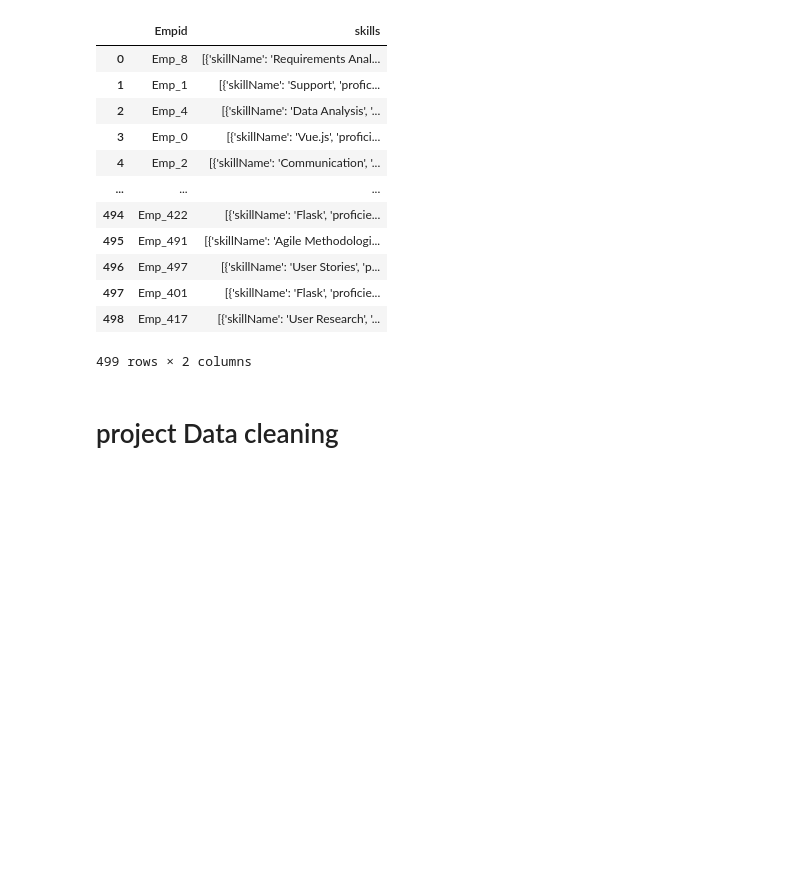
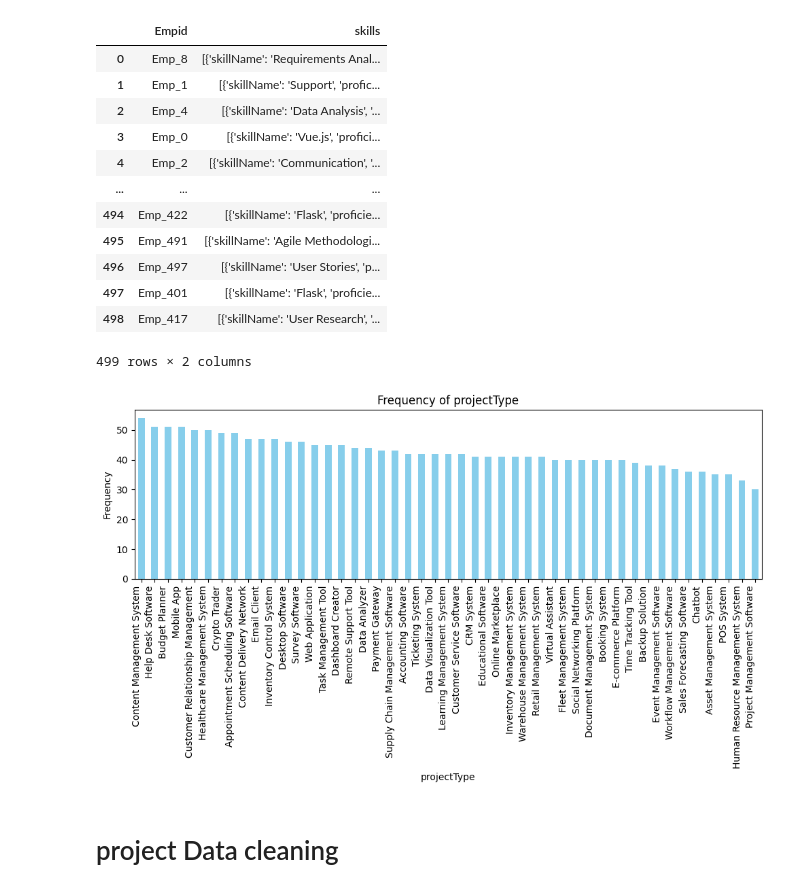
Before and after one commit to Anmolrana1/SkillManagment, a Jupyter notebook: ml_model 1.ipynb, the cells around one changed output. Saved outputs shown, nothing was run; the diff lists cells and outputs as text; code cells hidden in the pictures; blank space fills up the shorter version.

```diff
--- a/ml_model 1.ipynb
+++ b/ml_model 1.ipynb
@@ -148,6 +173,27 @@ skills_data
 | 497 | Emp_401 | [{'skillName': 'Flask', 'proficie... |
 | 498 | Emp_417 | [{'skillName': 'User Research', '... |
 499 rows × 2 columns
+# %%
+import pandas as pd
+import matplotlib.pyplot as plt
+
+# Convert data to DataFrame
+df_data = pd.DataFrame(project)
+
+# Count the frequency of each certificate
+certificate_counts = df_data['projectType'].value_counts()
+
+# Plotting
+plt.figure(figsize=(10, 6))
+certificate_counts.plot(kind='bar', color='skyblue')
+plt.title('Frequency of projectType')
+plt.xlabel('projectType')
+plt.ylabel('Frequency')
+plt.xticks(rotation=90, ha='right')
+plt.tight_layout()
+plt.show()
+# %% [output]
+[figure, added]
 # %% [markdown]
 # project Data cleaning
 # %%
```
Also changed, not shown: parts of 7 cells of this notebook.
